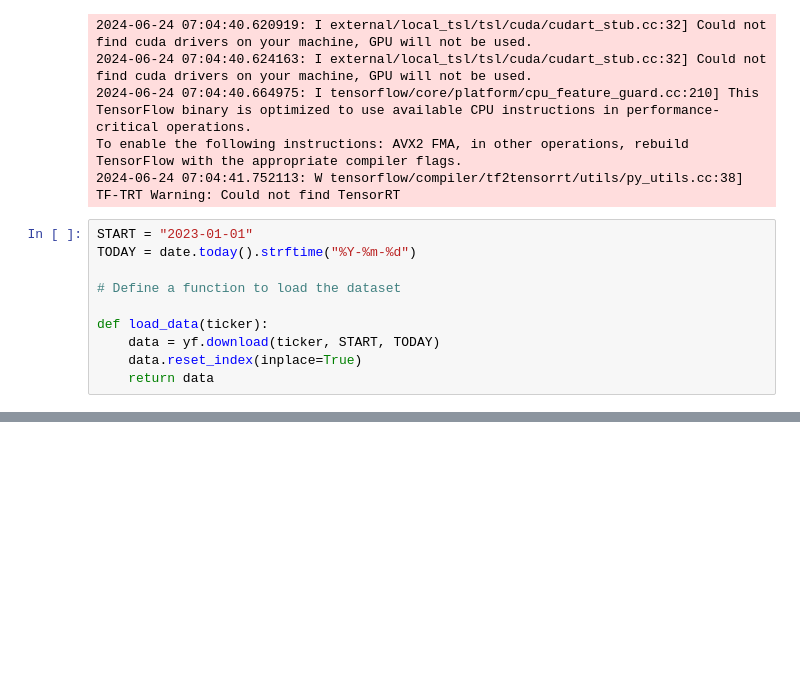
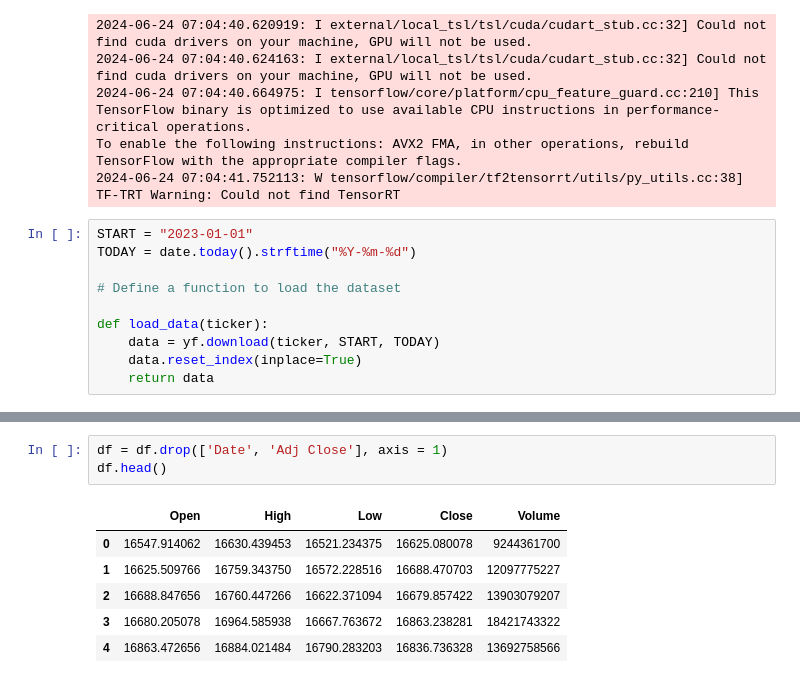
Before and after one commit to GilbertTcheugoue/Backtesting-Infrastructure-CryptoTrading, a Jupyter notebook: notebooks/LSTM_model.ipynb, the cells around one changed output, grey strips where cells are left out. Drawn from its saved outputs; the diff is of its cells as text; blank space fills up the shorter version.

```diff
--- a/notebooks/LSTM_model.ipynb
+++ b/notebooks/LSTM_model.ipynb
@@ -36,0 +37,10 @@ df.head()
+# %%
+df = df.drop(['Date', 'Adj Close'], axis = 1)
+df.head()
+# %% [output]
+|  | Open | High | Low | Close | Volume |
+| 0 | 16547.914062 | 16630.439453 | 16521.234375 | 16625.080078 | 9244361700 |
+| 1 | 16625.509766 | 16759.343750 | 16572.228516 | 16688.470703 | 12097775227 |
+| 2 | 16688.847656 | 16760.447266 | 16622.371094 | 16679.857422 | 13903079207 |
+| 3 | 16680.205078 | 16964.585938 | 16667.763672 | 16863.238281 | 18421743322 |
+| 4 | 16863.472656 | 16884.021484 | 16790.283203 | 16836.736328 | 13692758566 |
```
Also changed, not shown: parts of 3 cells of this notebook.
